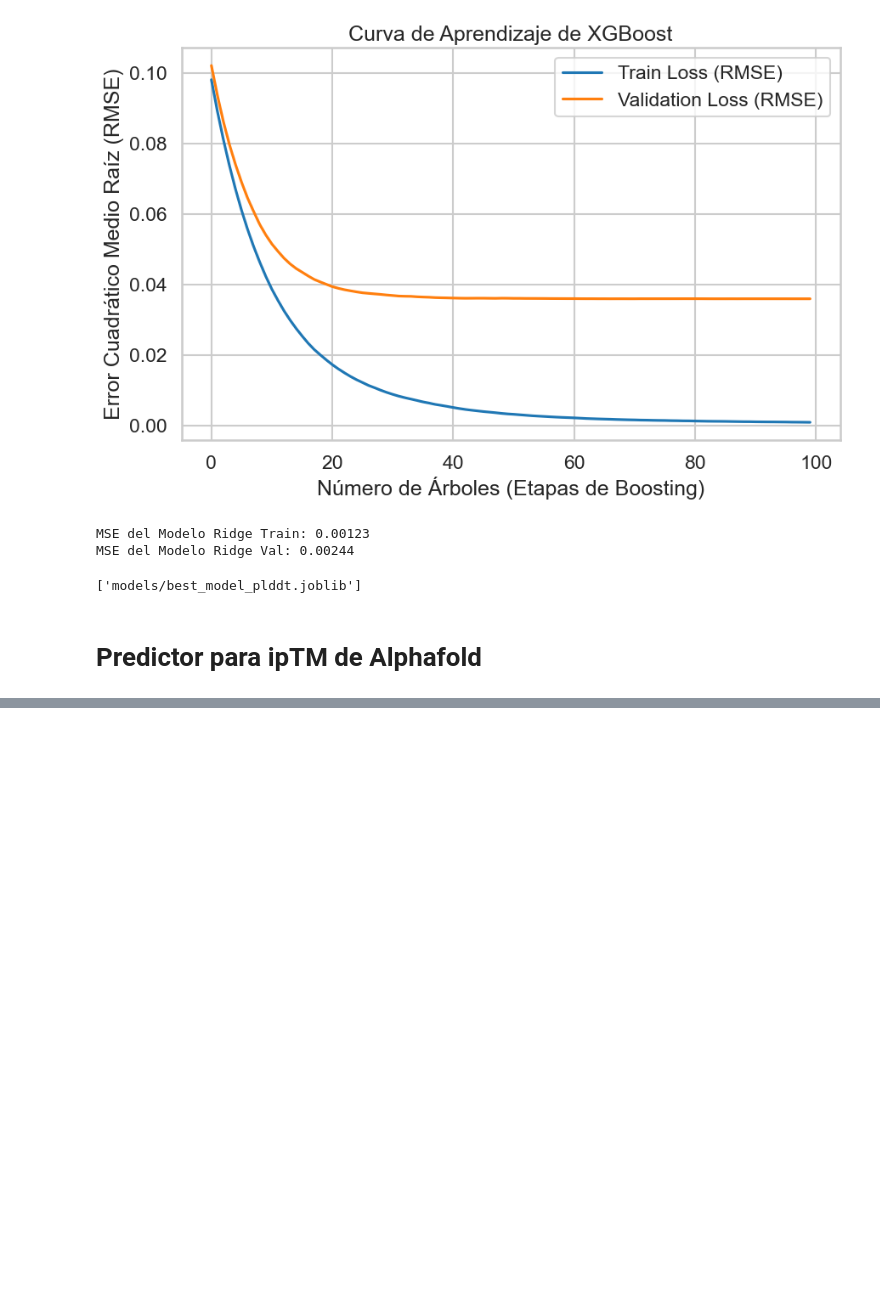
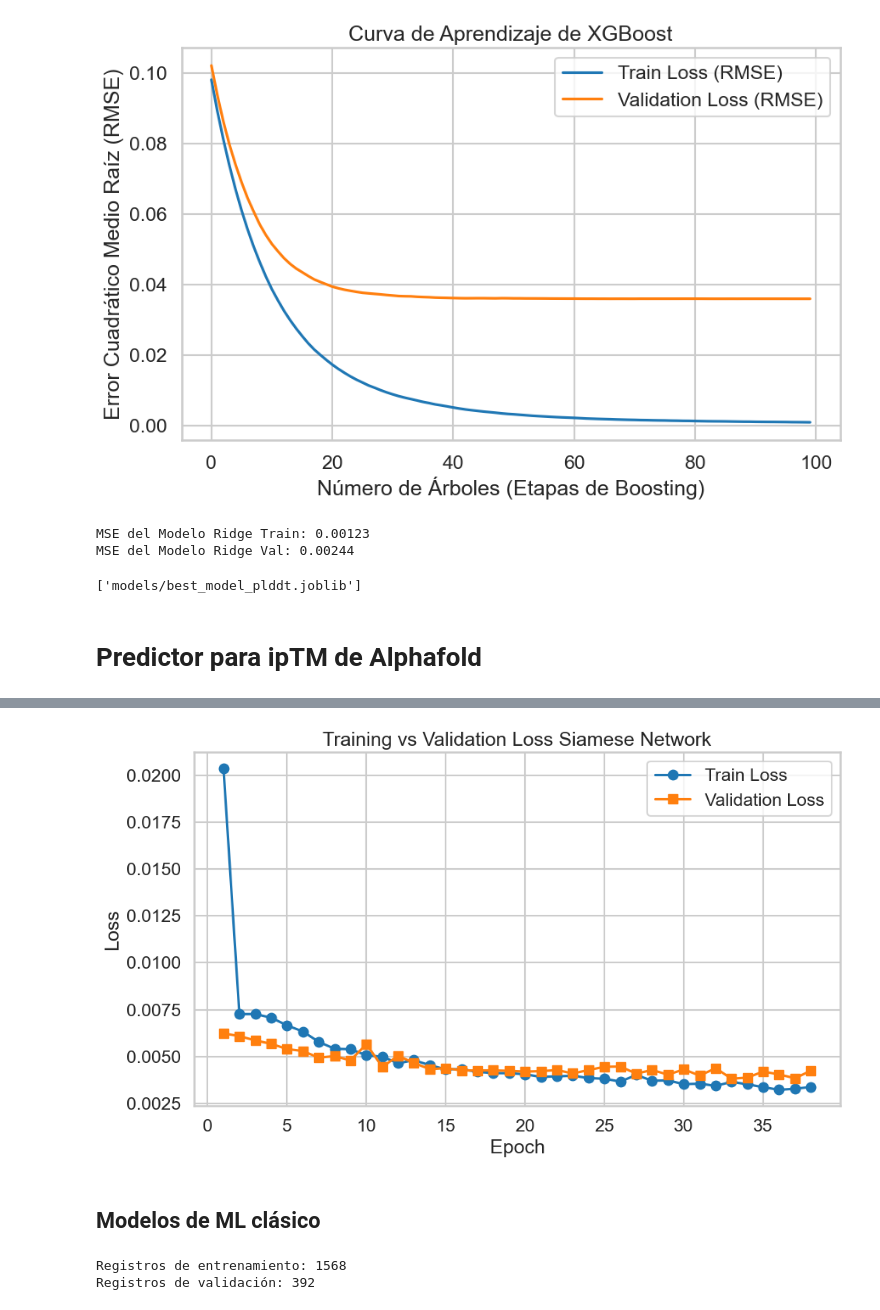
Before and after one commit to josemanuelgarciaogarrio/drug-design-diabetes-team29, a Jupyter notebook: main.ipynb, the cells around one changed output, grey strips where cells are left out. Saved outputs shown, nothing was run; the diff lists cells and outputs as text; code cells hidden in the pictures; blank space fills up the shorter version.

```diff
--- a/main.ipynb
+++ b/main.ipynb
@@ -708,0 +711,13 @@ joblib.dump(model_gbm, 'models/best_model_plddt.joblib')
+# %%
+#Modelo de Red Siamesa
+from models.siamese_network import SiameseNetwork
+import torch.nn as nn
+import torch.optim as optim
+
+device = "cuda" if torch.cuda.is_available() else "cpu"
+model = model.to(device)
+model_snn = SiameseNetwork(embedding_dim=1280, hidden_dim=256,encoding_dim=64).to(device)
+print(model_snn)
+
+criterion = nn.MSELoss()
+optimizer = optim.Adam(model_snn.parameters(), lr=0.0001)
@@ -708,0 +868,38 @@ joblib.dump(model_gbm, 'models/best_model_plddt.joblib')
+# %%
+plt.figure(figsize=(10, 6))
+epochs = range(1, len(snn_train_losses)+ 1)
+plt.plot(epochs, snn_train_losses, label='Train Loss', marker='o')
+plt.plot(epochs, snn_val_losses, label='Validation Loss', marker='s')
+plt.xlabel('Epoch')
+plt.ylabel('Loss')
+plt.title('Training vs Validation Loss Siamese Network')
+plt.legend()
+plt.grid(True)
+plt.tight_layout()
+#plt.savefig(save_path, dpi=300)
+plt.show()
+# %% [output]
+[figure, added]
+# %% [markdown]
+## Modelos de ML clásico
+# %%
+#Creamos CustomDataset de nuevo para los demás modelos de ML clásicos
+CSV_PATH = "data/traning_alphafold_predictor/train.csv"
+dataset =CustomProteinDataset(CSV_PATH)
+
+#Train/Val Split
+total_size = len(dataset)
+train_size = int(total_size * 0.8)  # 80% para entrenamiento
+val_size = total_size - train_size  # 20% para validación
+train_dataset, val_dataset = random_split(dataset, [train_size, val_size])
+
+#Dataloaders con Batch size
+BATCH_SIZE = 16
+#Aqui como estamos usando los features aprendidos del Siamese NN no es necesario el shuffle
+data_loader_train = DataLoader(train_dataset, batch_size=BATCH_SIZE, shuffle=False)
+data_loader_val = DataLoader(val_dataset, batch_size=BATCH_SIZE, shuffle=False)
+print(f"Registros de entrenamiento: {len(train_dataset)}")
+print(f"Registros de validación: {len(val_dataset)}")
+# %% [output]
+Registros de entrenamiento: 1568
+Registros de validación: 392
```
Also changed, not shown: parts of 10 cells of this notebook, 2 other files.
